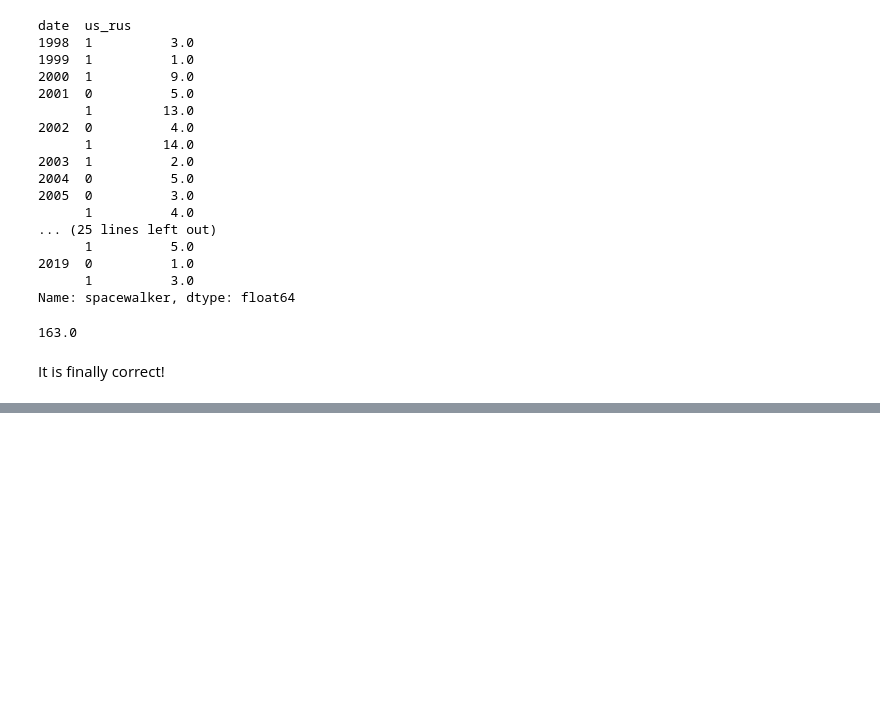
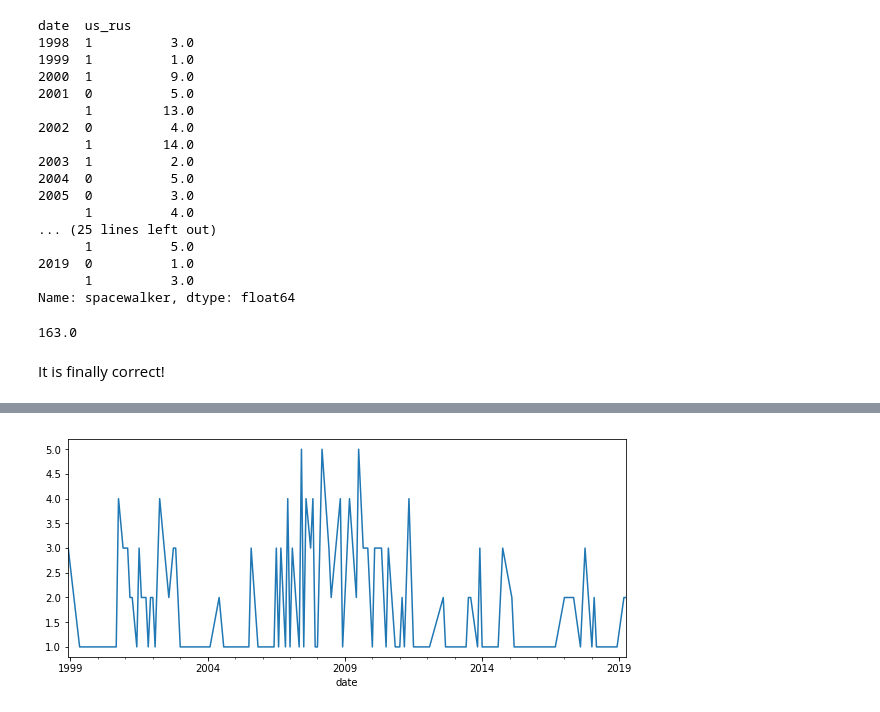
Before and after one commit to rebeccaebarnes/spacewalks, a Jupyter notebook: spacewalks.ipynb, the cells around one changed output, grey strips where cells are left out. Cells and saved outputs as stored; diff of their text form; code cells hidden in the pictures; blank space fills up the shorter version.

```diff
--- a/spacewalks.ipynb
+++ b/spacewalks.ipynb
@@ -1030,0 +1103,4 @@ df_final.to_csv('data/clean_data.csv', index=False)
+# %%
+per_month = df_short['date'].dt.to_period('M')
+month_counts = df_short.groupby(per_month)['date'].count().sort_index()
+month_counts
@@ -1030,0 +1125,4 @@ df_final.to_csv('data/clean_data.csv', index=False)
+# %%
+month_counts.plot(figsize=(10, 4));
+# %% [output]
+[figure, added]
```
Also changed, not shown: parts of 32 cells of this notebook.
